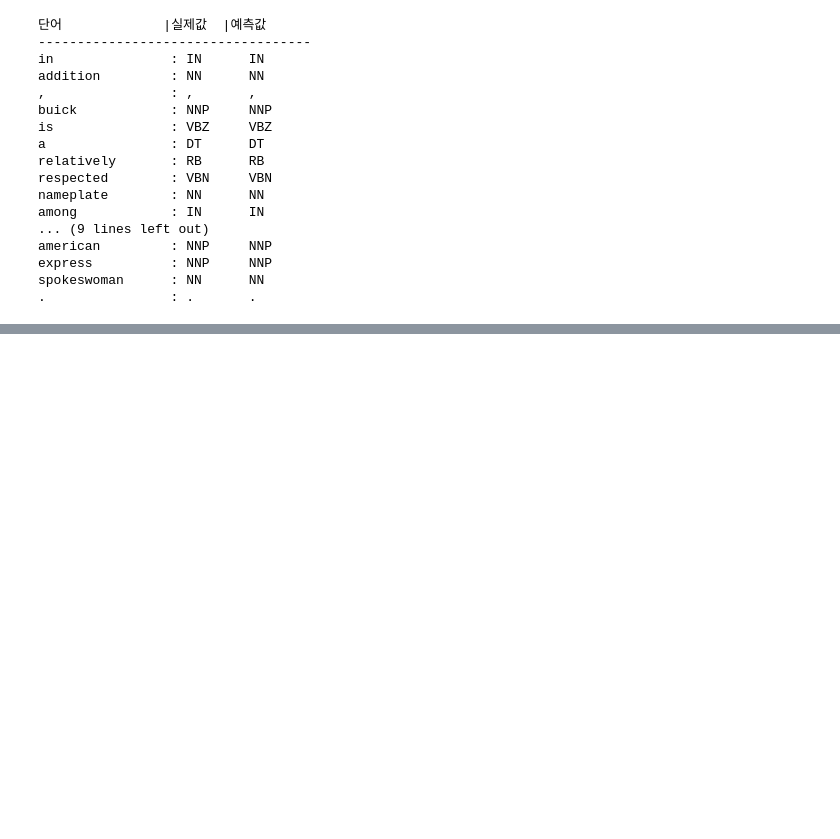
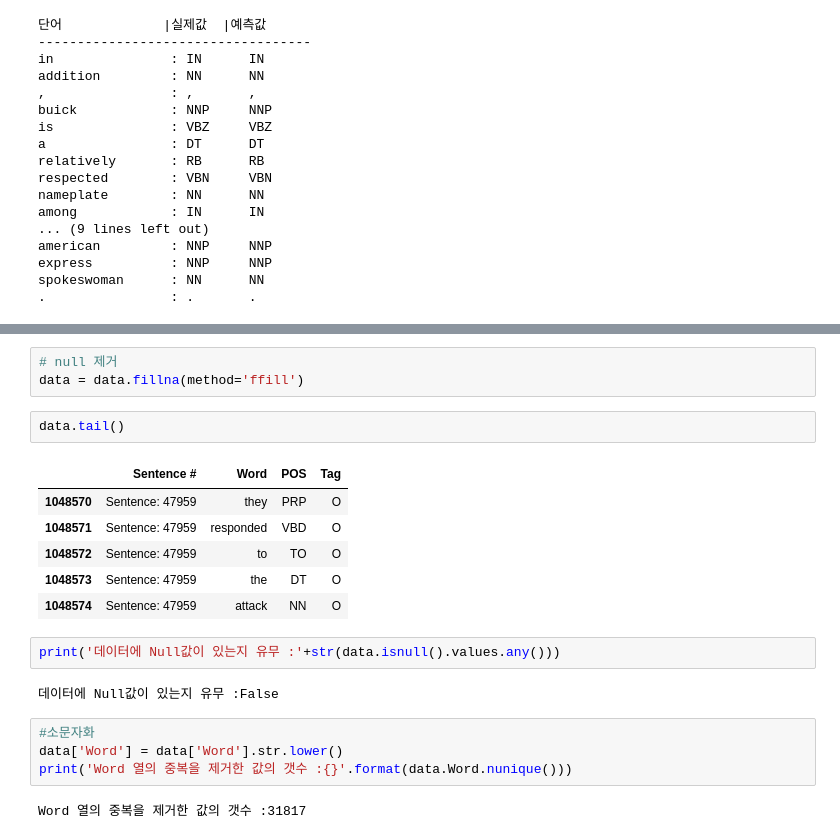
Before and after one commit to MarigoldJ/ygl2, a Jupyter notebook: class/20210624_nlp_day8.ipynb, the cells around one changed output, grey strips where cells are left out. Cells and saved outputs as stored; diff of their text form; blank space fills up the shorter version.

```diff
--- a/class/20210624_nlp_day8.ipynb
+++ b/class/20210624_nlp_day8.ipynb
@@ -715,0 +1049,22 @@ spokeswoman      : NN      NN
+# %%
+# null 제거
+data = data.fillna(method='ffill')
+# %%
+data.tail()
+# %% [output]
+|  | Sentence # | Word | POS | Tag |
+| 1048570 | Sentence: 47959 | they | PRP | O |
+| 1048571 | Sentence: 47959 | responded | VBD | O |
+| 1048572 | Sentence: 47959 | to | TO | O |
+| 1048573 | Sentence: 47959 | the | DT | O |
+| 1048574 | Sentence: 47959 | attack | NN | O |
+# %%
+print('데이터에 Null값이 있는지 유무 :'+str(data.isnull().values.any()))
+# %% [output]
+데이터에 Null값이 있는지 유무 :False
+# %%
+#소문자화
+data['Word'] = data['Word'].str.lower()
+print('Word 열의 중복을 제거한 값의 갯수 :{}'.format(data.Word.nunique()))
+# %% [output]
+Word 열의 중복을 제거한 값의 갯수 :31817
```
Also changed, not shown: parts of 52 cells of this notebook.
